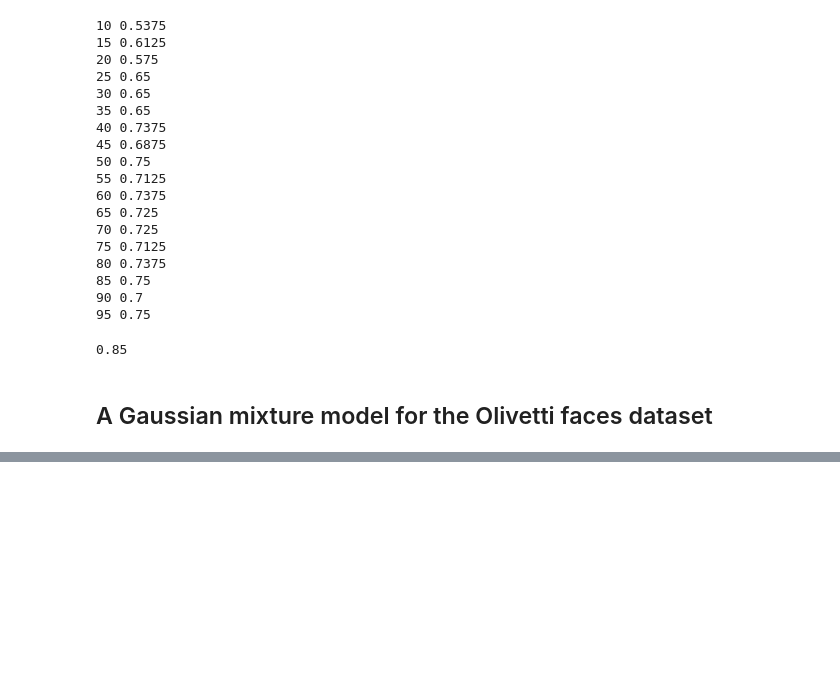
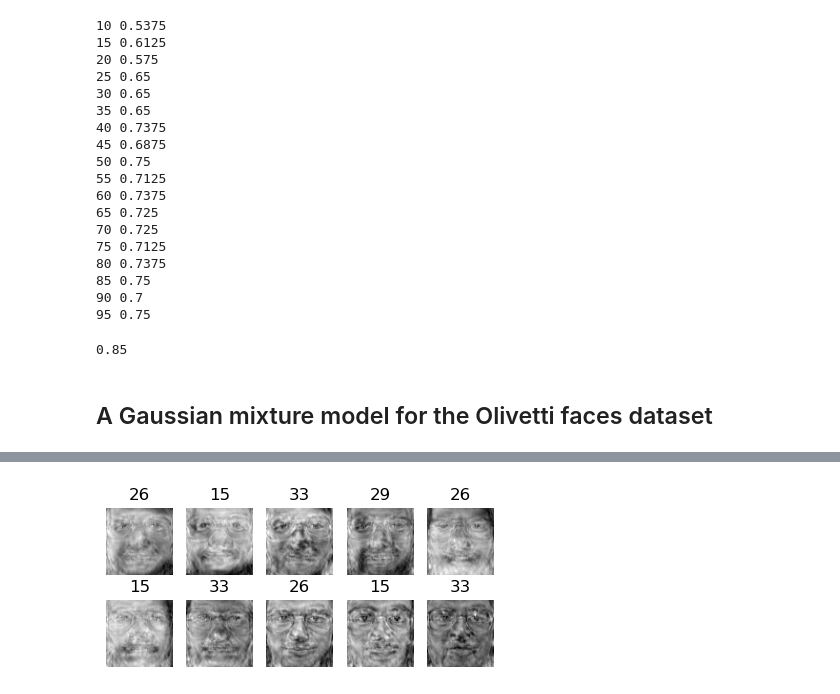
Before and after one commit to AshishKakran/learn-ML, a Jupyter notebook: face_similiarity.ipynb, the cells around one changed output, grey strips where cells are left out. Cells and saved outputs as stored; diff of their text form; code cells hidden in the pictures; blank space fills up the shorter version.

```diff
--- a/face_similiarity.ipynb
+++ b/face_similiarity.ipynb
@@ -276,0 +369,2 @@ clf.score(X_val_extended, y_val) #better but not as good as the original dataset
+# %%
+X_bad_faces_pca = pca.transform(X_bad_faces)
@@ -276,0 +407,5 @@ clf.score(X_val_extended, y_val) #better but not as good as the original dataset
+# %%
+X_bad_faces_reconstructed = pca.inverse_transform(X_bad_faces_pca)
+plot_faces(X_bad_faces_reconstructed, y_bad)
+# %% [output]
+[figure, added]
```
Also changed, not shown: parts of 23 cells of this notebook, 1 other file.
